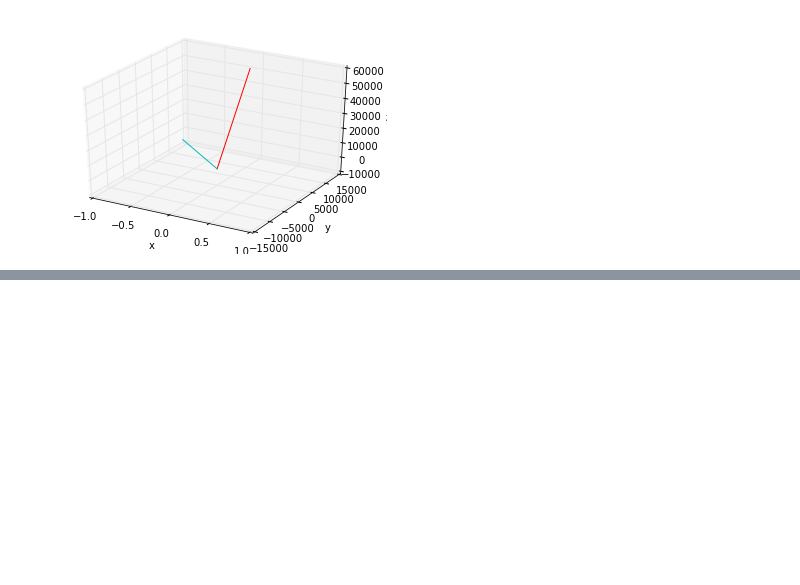
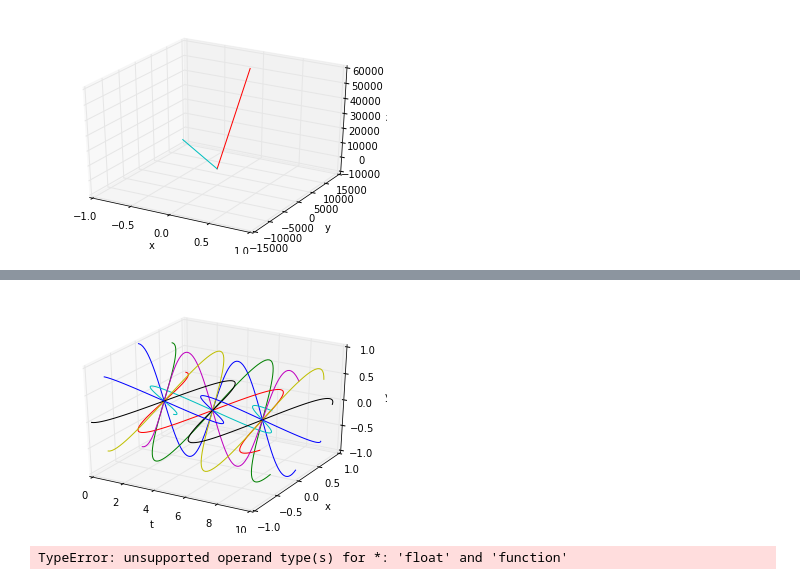
Before and after one commit to REL95/Comp-1421-Final-Project, a Jupyter notebook: Final Project (Grant, Nick, Robert) .ipynb, the cells around one changed output, grey strips where cells are left out. Drawn from its saved outputs; the diff is of its cells as text; code cells hidden in the pictures; blank space fills up the shorter version.

Commit message:
Working on ring shit

```diff
--- a/Final Project (Grant, Nick, Robert) .ipynb
+++ b/Final Project (Grant, Nick, Robert) .ipynb
@@ -489,0 +521,22 @@ plt.show()
+# %%
+from mpl_toolkits.mplot3d import Axes3D
+fig = plt.figure()
+ax = fig.gca(projection='3d')
+ax.plot(t, ring_path[:,0], ring_path[:,1])
+ax.plot(t, ring_path[:,6], ring_path[:,7])
+ax.plot(t, ring_path[:,12], ring_path[:,13])
+ax.plot(t, ring_path[:,18], ring_path[:,19])
+ax.plot(t, ring_path[:,24], ring_path[:,25])
+ax.plot(t, ring_path[:,30], ring_path[:,31])
+ax.plot(t, ring_path[:,36], ring_path[:,37])
+ax.plot(t, ring_path[:,42], ring_path[:,43])
+ax.set_xlabel('t')
+ax.set_ylabel('x')
+ax.set_zlabel('y')
+plt.show()
+# %% [output]
+[figure, added]
+# %%
+non_uniform_ring = odeint(ring, p0, t, args=(B_oscillating,))
+# %% [output]
+TypeError: unsupported operand type(s) for *: 'float' and 'function'
```
Also changed, not shown: parts of 4 cells of this notebook.
